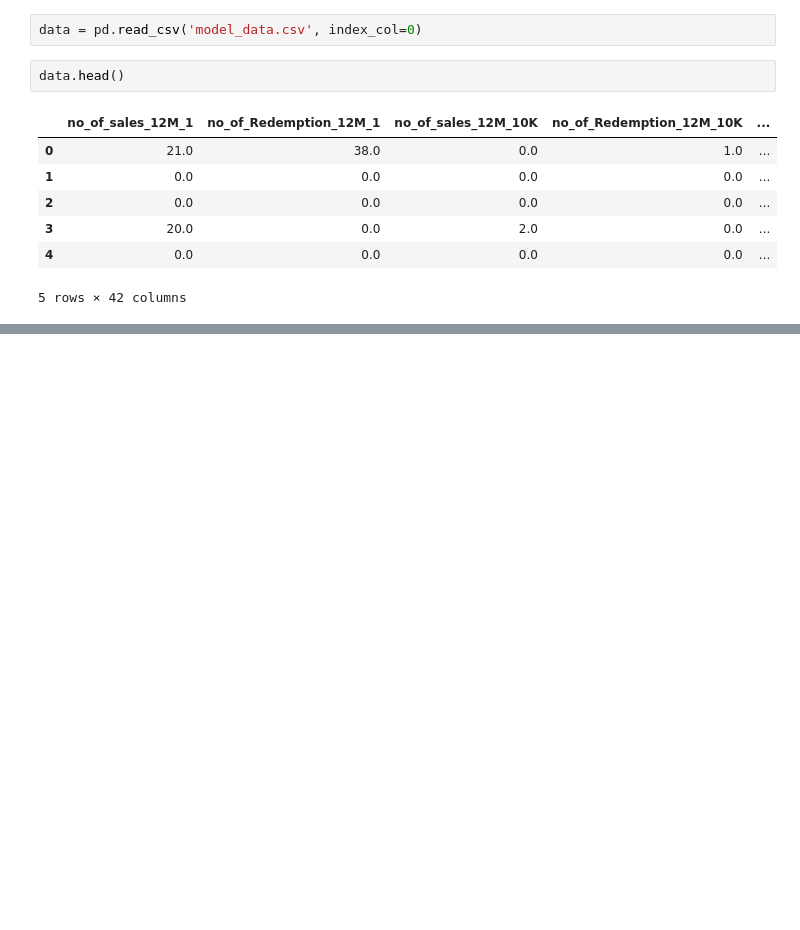
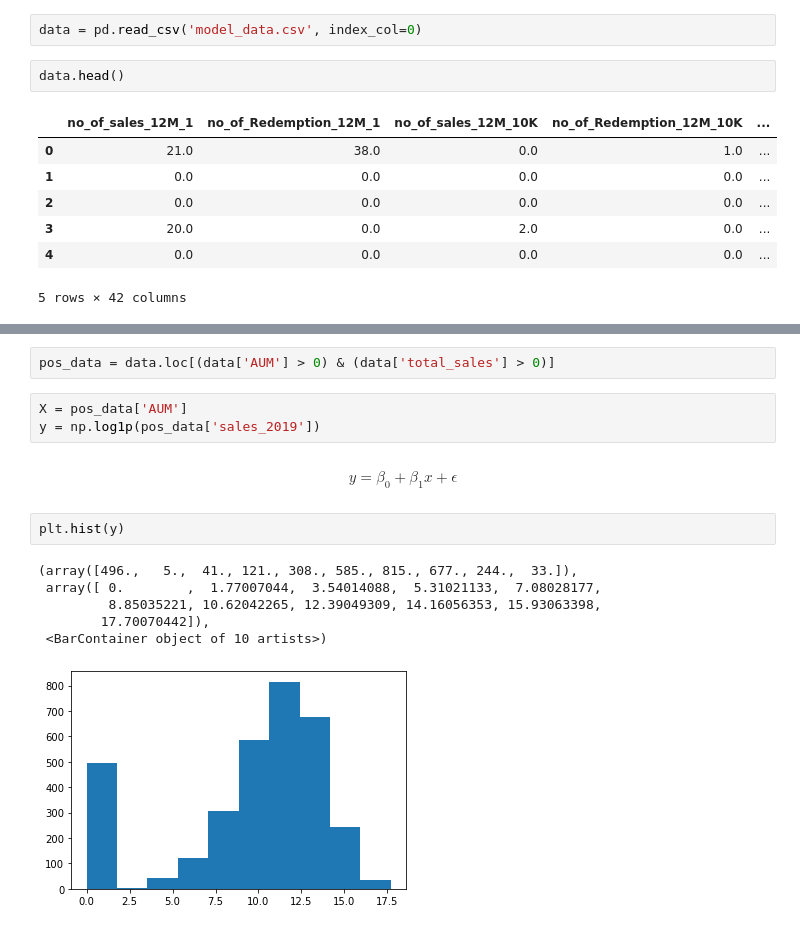
Before and after one commit to jfkoehler/october_aai, a Jupyter notebook: 03_other_models.ipynb, the cells around one changed output, grey strips where cells are left out. Cells and saved outputs as stored; diff of their text form; blank space fills up the shorter version.

```diff
--- a/03_other_models.ipynb
+++ b/03_other_models.ipynb
@@ -24,0 +102,16 @@ data.head()
+# %%
+pos_data = data.loc[(data['AUM'] > 0) & (data['total_sales'] > 0)]
+# %%
+X = pos_data['AUM']
+y = np.log1p(pos_data['sales_2019'])
+# %% [markdown]
+$$y = \beta_0 + \beta_1x + \epsilon$$
+# %%
+plt.hist(y)
+# %% [output]
+(array([496.,   5.,  41., 121., 308., 585., 815., 677., 244.,  33.]),
+ array([ 0.        ,  1.77007044,  3.54014088,  5.31021133,  7.08028177,
+         8.85035221, 10.62042265, 12.39049309, 14.16056353, 15.93063398,
+        17.70070442]),
+ <BarContainer object of 10 artists>)
+[figure, added]
```
Also changed, not shown: parts of 29 cells of this notebook.
